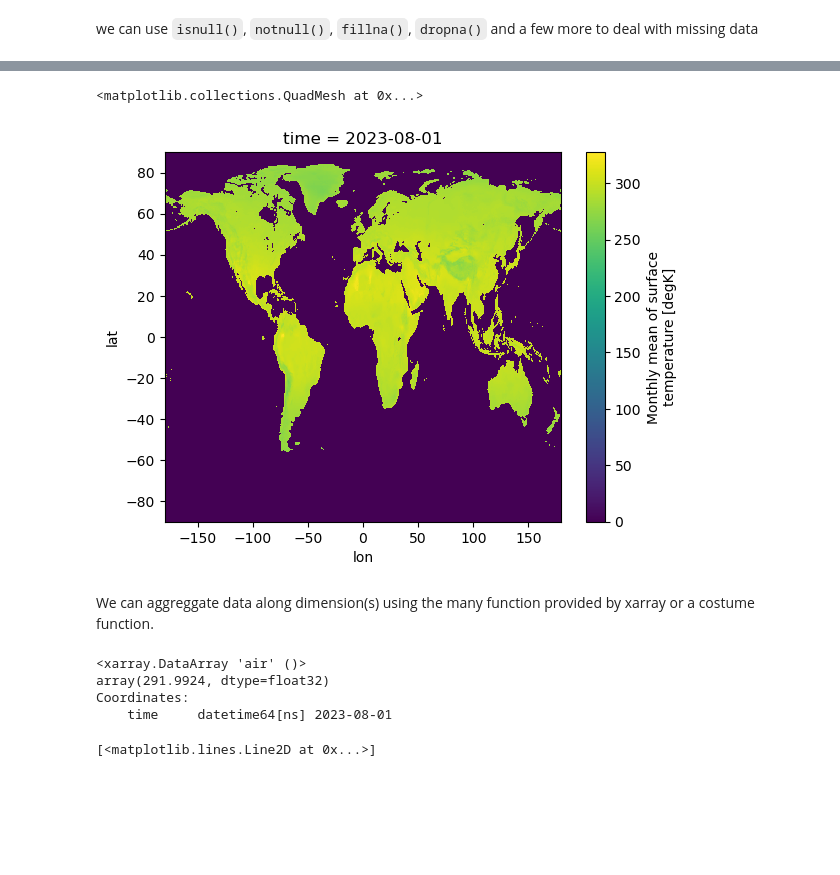
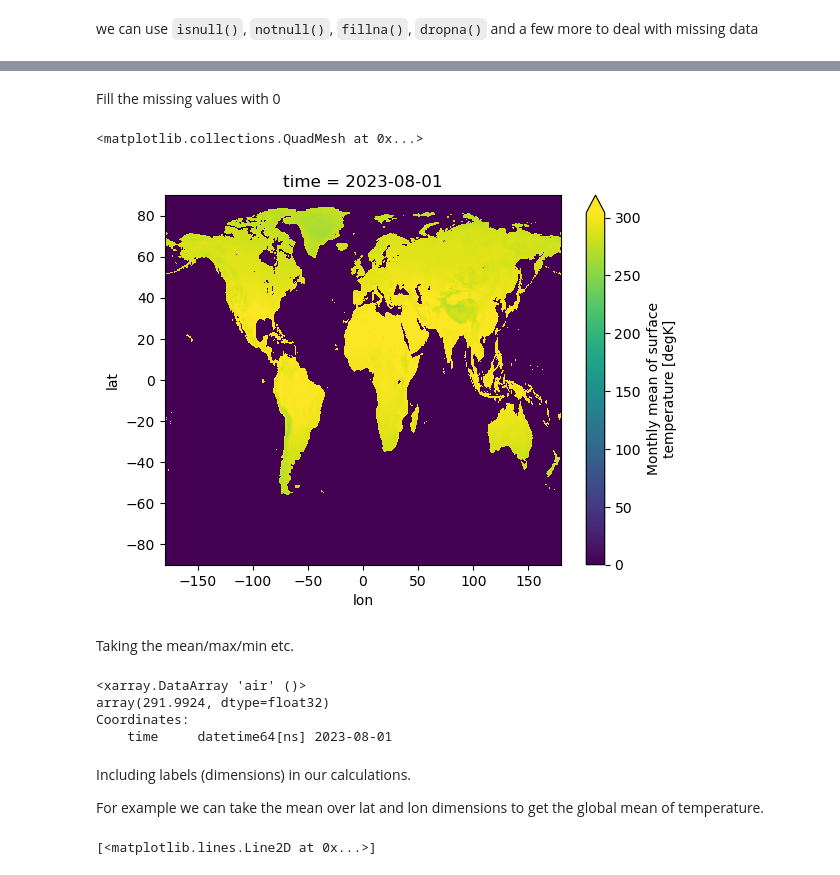
Before and after one commit to hamiddashti/ResearchBazaar, a Jupyter notebook: ResearchBazaar_basics.ipynb, the cells around one changed output, grey strips where cells are left out. Saved outputs shown, nothing was run; the diff lists cells and outputs as text; code cells hidden in the pictures; blank space fills up the shorter version.

```diff
--- a/ResearchBazaar_basics.ipynb
+++ b/ResearchBazaar_basics.ipynb
@@ -140,0 +240,3 @@ array([[[nan, nan, ..., nan, nan],
+# %%
+ta = xr.open_dataarray(savename)
+ta
@@ -346,9 +685,11 @@ ta_sel.notnull().plot()
+# %% [markdown]
+Fill the missing values with 0
 # %%
-ta_sel.fillna(0).plot()
+ta_sel.fillna(0).plot(robust=True)
 # %% [output]
 <matplotlib.collections.QuadMesh at 0x...>
-[figure, old version]
+[figure, new version]
-# %% [markdown]
-We can aggreggate data along dimension(s) using the many function provided by xarray or a costume function.
+# %% [markdown]
+Taking the mean/max/min etc.
 # %%
 ta_sel_mean = ta_sel.mean()
@@ -359,6 +700,10 @@ print(ta_sel_mean)
 array(291.9924, dtype=float32)
 Coordinates:
     time     datetime64[ns] 2023-08-01
+# %% [markdown]
+Including labels (dimensions) in our calculations.
+
+For example we can take the mean over lat and lon dimensions to get the global mean of temperature.
 # %%
 ta_mean = ta.mean(dim=["lat", "lon"])
 ta_mean.sel(time=slice("2020-01-01", "2022-12-01")).plot()
```
Also changed, not shown: parts of 136 cells of this notebook, 1 other file.
